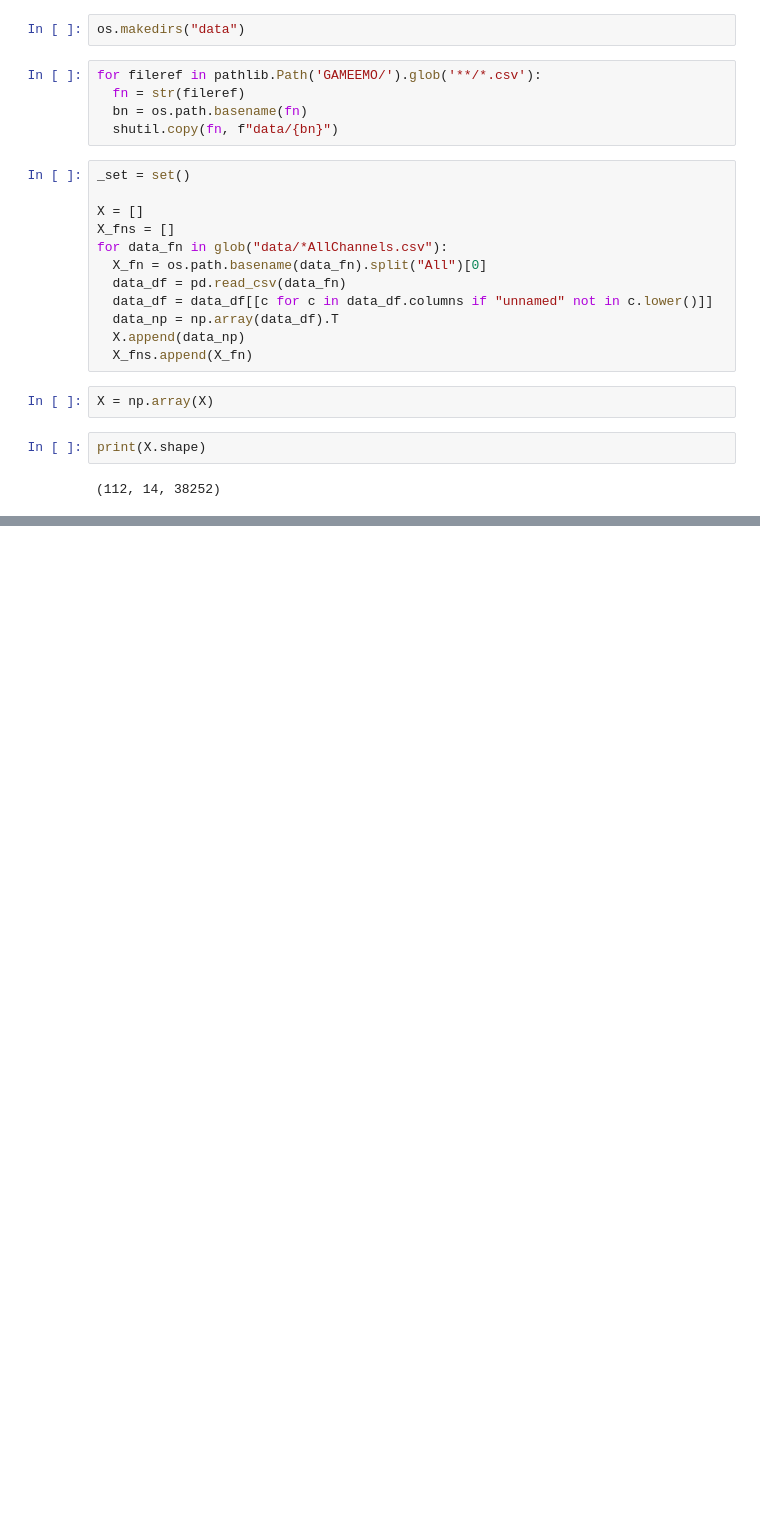
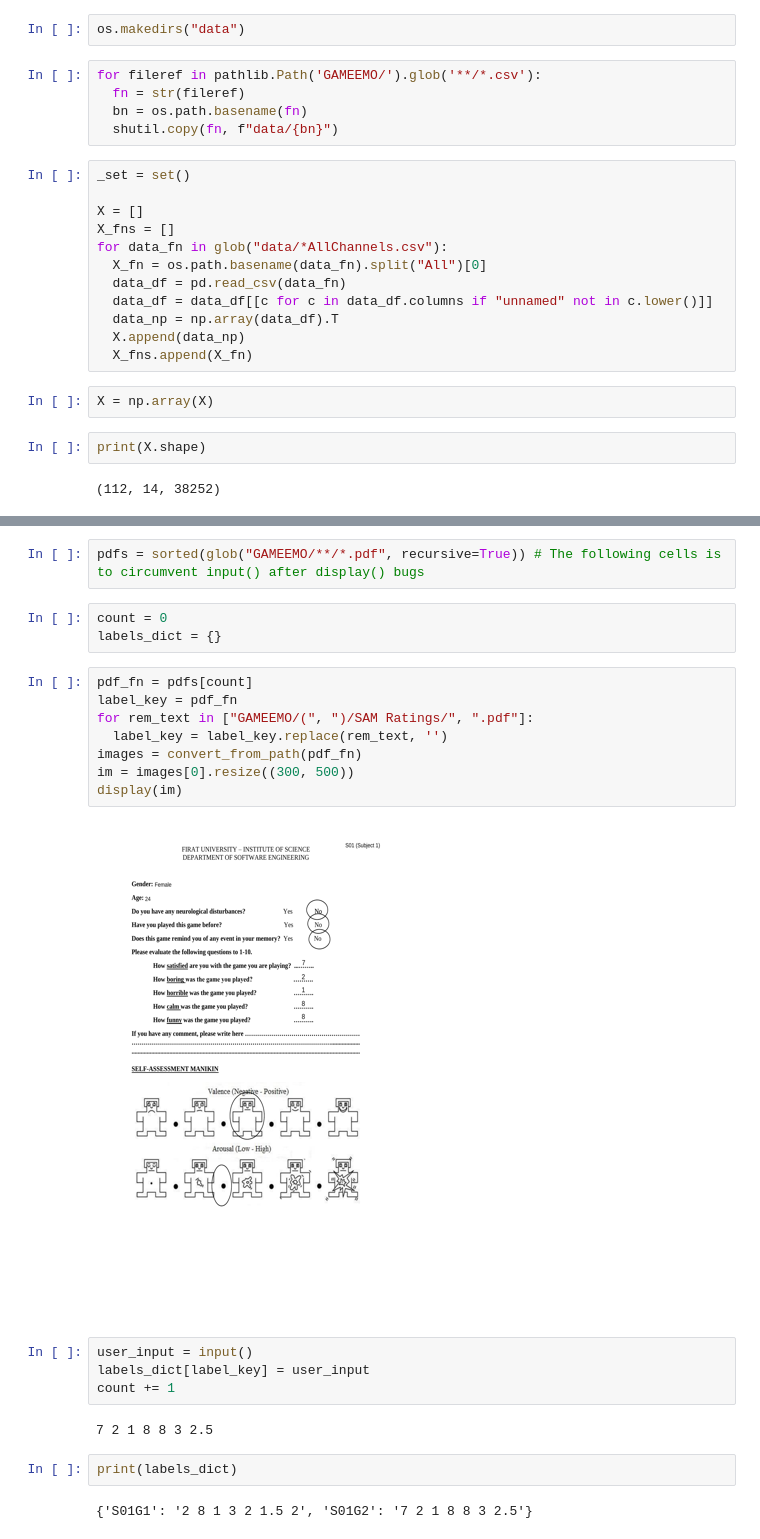
Before and after one commit to networked-intelligence-lab/QM-MVP, a Jupyter notebook: notebooks/pipelines/gameemo_pipeline.ipynb, the cells around one changed output, grey strips where cells are left out. Saved outputs shown, nothing was run; the diff lists cells and outputs as text; blank space fills up the shorter version.

Commit message:
Multi-cell labels curation workflow through display and input

```diff
--- a/notebooks/pipelines/gameemo_pipeline.ipynb
+++ b/notebooks/pipelines/gameemo_pipeline.ipynb
@@ -82,0 +119,25 @@ print(X.shape)
+# %%
+pdfs = sorted(glob("GAMEEMO/**/*.pdf", recursive=True)) # The following cells is to circumvent input() after display() bugs
+# %%
+count = 0
+labels_dict = {}
+# %%
+pdf_fn = pdfs[count]
+label_key = pdf_fn
+for rem_text in ["GAMEEMO/(", ")/SAM Ratings/", ".pdf"]:
+  label_key = label_key.replace(rem_text, '')
+images = convert_from_path(pdf_fn)
+im = images[0].resize((300, 500))
+display(im)
+# %% [output]
+[figure, added]
+# %%
+user_input = input()
+labels_dict[label_key] = user_input
+count += 1
+# %% [output]
+7 2 1 8 8 3 2.5
+# %%
+print(labels_dict)
+# %% [output]
+{'S01G1': '2 8 1 3 2 1.5 2', 'S01G2': '7 2 1 8 8 3 2.5'}
```
Also changed, not shown: parts of 4 cells of this notebook.
